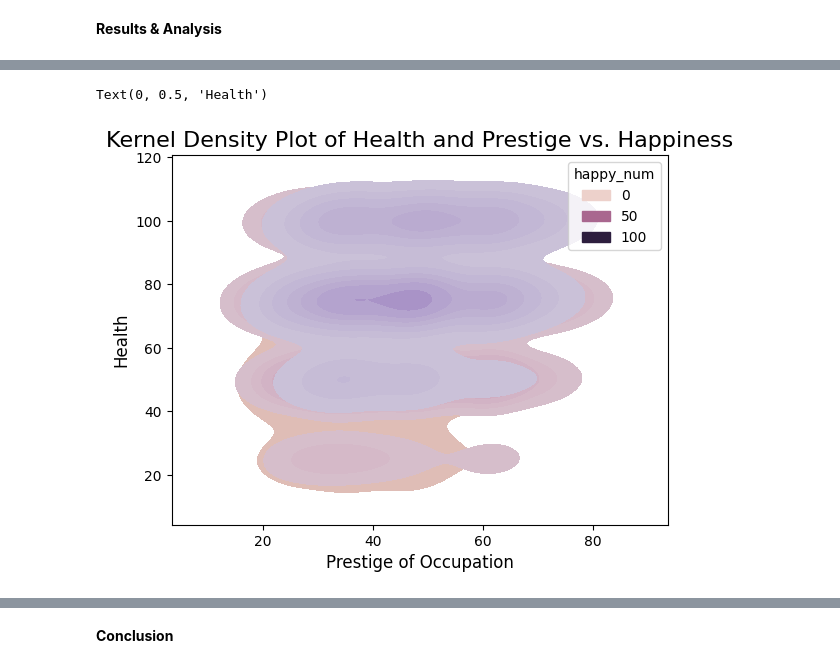
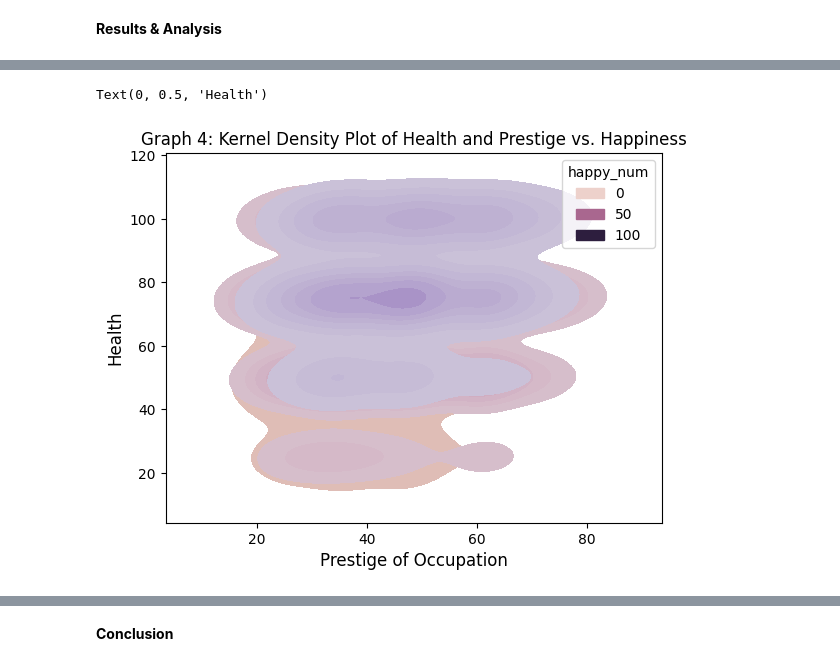
Before and after one commit to DS3001/group3, a Jupyter notebook: Project1.ipynb, the cells around one changed output, grey strips where cells are left out. Cells and saved outputs as stored; diff of their text form; code cells hidden in the pictures.

```diff
--- a/Project1.ipynb
+++ b/Project1.ipynb
@@ -134,10 +150,10 @@ plt.show()
 # %%
 sns.kdeplot(data=df, x='prestg10', y='health_num', hue = 'happy_num', fill=True)
 
 # Add labels and a title
-plt.title("Kernel Density Plot of Health and Prestige vs. Happiness", fontsize=16)
+plt.title("Graph 4: Kernel Density Plot of Health and Prestige vs. Happiness", fontsize=12)
 plt.xlabel("Prestige of Occupation", fontsize=12)
 plt.ylabel("Health", fontsize=12)
 # %% [output]
 Text(0, 0.5, 'Health')
-[figure, old version]
+[figure, new version]
```
Also changed, not shown: parts of 9 cells of this notebook.
